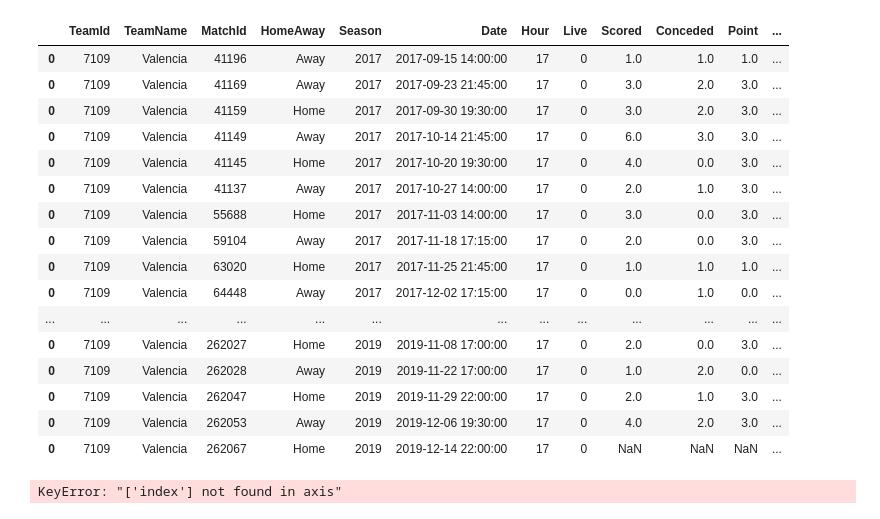
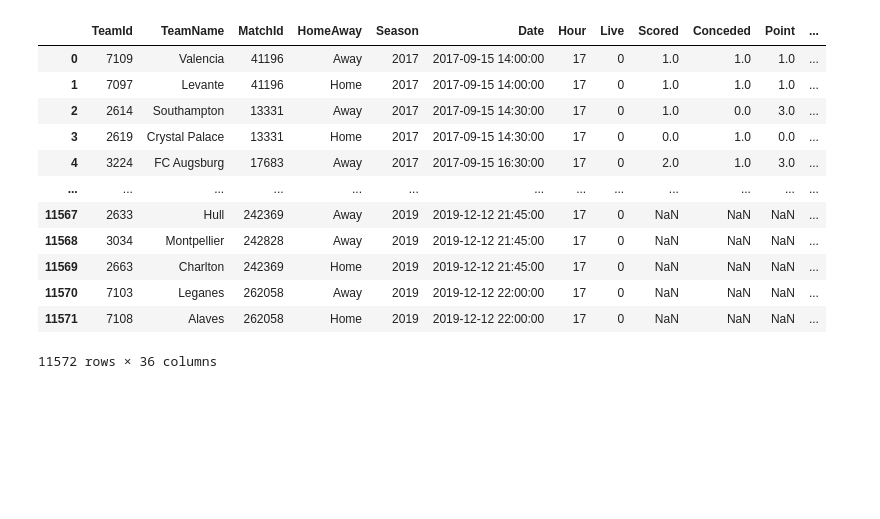
Before and after one commit to sarikayamerts/ie582fall19, a Jupyter notebook: Match.ipynb, the cells around one changed output. Saved outputs shown, nothing was run; the diff lists cells and outputs as text; code cells hidden in the pictures; blank space fills up the shorter version.

```diff
--- a/Match.ipynb
+++ b/Match.ipynb
@@ -108,3 +104,6 @@ team_match["Point1"] = team_match.groupby(["Season", "TeamId"]).Point.transform(
+# %%
+team_match["SeasonOrder"] = team_match.groupby(["TeamId", "Season"])["Date"].rank("dense", ascending=True)
+team_match["OverallOrder"] = team_match.groupby(["TeamId"])["Date"].rank("dense", ascending=True)
 # %%
 roll1 = lambda x: x.rolling(1).sum().shift()
 roll5 = lambda x: x.rolling(5).sum().shift()
@@ -124,48 +123,43 @@ team_match["GoalConceded1Pos"] = team_match.groupby(["Season", "TeamId", "HomeAw
-# %%
-team_match[team_match["TeamId"] == 7109]
-# %% [output]
-|  | TeamId | TeamName | MatchId | HomeAway | Season | Date | Hour | Live | Scored | Conceded | Point | ... |
-| 0 | 7109 | Valencia | 41196 | Away | 2017 | 2017-09-15 14:00:00 | 17 | 0 | 1.0 | 1.0 | 1.0 | ... |
-| 0 | 7109 | Valencia | 41169 | Away | 2017 | 2017-09-23 21:45:00 | 17 | 0 | 3.0 | 2.0 | 3.0 | ... |
-| 0 | 7109 | Valencia | 41159 | Home | 2017 | 2017-09-30 19:30:00 | 17 | 0 | 3.0 | 2.0 | 3.0 | ... |
-| 0 | 7109 | Valencia | 41149 | Away | 2017 | 2017-10-14 21:45:00 | 17 | 0 | 6.0 | 3.0 | 3.0 | ... |
-| 0 | 7109 | Valencia | 41145 | Home | 2017 | 2017-10-20 19:30:00 | 17 | 0 | 4.0 | 0.0 | 3.0 | ... |
-| 0 | 7109 | Valencia | 41137 | Away | 2017 | 2017-10-27 14:00:00 | 17 | 0 | 2.0 | 1.0 | 3.0 | ... |
-| 0 | 7109 | Valencia | 55688 | Home | 2017 | 2017-11-03 14:00:00 | 17 | 0 | 3.0 | 0.0 | 3.0 | ... |
-| 0 | 7109 | Valencia | 59104 | Away | 2017 | 2017-11-18 17:15:00 | 17 | 0 | 2.0 | 0.0 | 3.0 | ... |
-| 0 | 7109 | Valencia | 63020 | Home | 2017 | 2017-11-25 21:45:00 | 17 | 0 | 1.0 | 1.0 | 1.0 | ... |
-| 0 | 7109 | Valencia | 64448 | Away | 2017 | 2017-12-02 17:15:00 | 17 | 0 | 0.0 | 1.0 | 0.0 | ... |
-| ... | ... | ... | ... | ... | ... | ... | ... | ... | ... | ... | ... | ... |
-| 0 | 7109 | Valencia | 262027 | Home | 2019 | 2019-11-08 17:00:00 | 17 | 0 | 2.0 | 0.0 | 3.0 | ... |
-| 0 | 7109 | Valencia | 262028 | Away | 2019 | 2019-11-22 17:00:00 | 17 | 0 | 1.0 | 2.0 | 0.0 | ... |
-| 0 | 7109 | Valencia | 262047 | Home | 2019 | 2019-11-29 22:00:00 | 17 | 0 | 2.0 | 1.0 | 3.0 | ... |
-| 0 | 7109 | Valencia | 262053 | Away | 2019 | 2019-12-06 19:30:00 | 17 | 0 | 4.0 | 2.0 | 3.0 | ... |
-| 0 | 7109 | Valencia | 262067 | Home | 2019 | 2019-12-14 22:00:00 | 17 | 0 | NaN | NaN | NaN | ... |
 # %%
-team_match["PerformanceSeason"] = team_match.groupby(["Season", "TeamId"]).Point.transform(historic)
-team_match["PerformanceHistoric"] = team_match.groupby(["TeamId"]).Point.transform(historic)
+team_match["PerformanceSeason"] = team_match.groupby(["Season", "TeamId"]).Point.apply(historic).reset_index(0,drop=True)
+team_match["PerformanceHistoric"] = team_match.groupby(["TeamId"]).Point.apply(historic).reset_index(0,drop=True)
 # %%
 team_match["Won"] = [1 if x == 3 else 0 for x in team_match['Point']]
 team_match["Draw"] = [1 if x == 3 else 0 for x in team_match['Point']]
 team_match["Lost"] = [1 if x == 3 else 0 for x in team_match['Point']]
 # %%
-team_match["DrawRatio"] = team_match.groupby(["TeamId"]).Draw.transform(historic)
-team_match["WinRatio"] = team_match.groupby(["TeamId"]).Won.transform(historic)
-team_match["LostRatio"] = team_match.groupby(["TeamId"]).Lost.transform(historic)
+team_match["DrawRatio"] = team_match.groupby(["TeamId"]).Draw.apply(historic).reset_index(0,drop=True)
+team_match["WinRatio"] = team_match.groupby(["TeamId"]).Won.apply(historic).reset_index(0,drop=True)
+team_match["LostRatio"] = team_match.groupby(["TeamId"]).Lost.apply(historic).reset_index(0,drop=True)
 
-team_match["DrawRatioSeason"] = team_match.groupby(["Season", "TeamId"]).Draw.transform(historic)
-team_match["WinRatioSeason"] = team_match.groupby(["Season", "TeamId"]).Won.transform(historic)
-team_match["LostRatioSeason"] = team_match.groupby(["Season", "TeamId"]).Lost.transform(historic)
+team_match["DrawRatioSeason"] = team_match.groupby(["Season", "TeamId"]).Draw.apply(historic).reset_index(0,drop=True)
+team_match["WinRatioSeason"] = team_match.groupby(["Season", "TeamId"]).Won.apply(historic).reset_index(0,drop=True)
+team_match["LostRatioSeason"] = team_match.groupby(["Season", "TeamId"]).Lost.apply(historic).reset_index(0,drop=True)
 
-team_match["DrawRatioPos"] = team_match.groupby(["TeamId", "HomeAway"]).Draw.transform(historic)
-team_match["WinRatioPos"] = team_match.groupby(["TeamId", "HomeAway"]).Won.transform(historic)
-team_match["LostRatioPos"] = team_match.groupby(["TeamId", "HomeAway"]).Lost.transform(historic)
+team_match["DrawRatioPos"] = team_match.groupby(["TeamId", "HomeAway"]).Draw.apply(historic).reset_index(0,drop=True)
+team_match["WinRatioPos"] = team_match.groupby(["TeamId", "HomeAway"]).Won.apply(historic).reset_index(0,drop=True)
+team_match["LostRatioPos"] = team_match.groupby(["TeamId", "HomeAway"]).Lost.apply(historic).reset_index(0,drop=True)
 
-team_match["DrawRatioSeasonPos"] = team_match.groupby(["Season", "TeamId", "HomeAway"]).Draw.transform(historic)
-team_match["WinRatioSeasonPos"] = team_match.groupby(["Season", "TeamId", "HomeAway"]).Won.transform(historic)
-team_match["LostRatioSeasonPos"] = team_match.groupby(["Season", "TeamId", "HomeAway"]).Lost.transform(historic)
+team_match["DrawRatioSeasonPos"] = team_match.groupby(["Season", "TeamId", "HomeAway"]).Draw.apply(historic).reset_index(0,drop=True)
+team_match["WinRatioSeasonPos"] = team_match.groupby(["Season", "TeamId", "HomeAway"]).Won.apply(historic).reset_index(0,drop=True)
+team_match["LostRatioSeasonPos"] = team_match.groupby(["Season", "TeamId", "HomeAway"]).Lost.apply(historic).reset_index(0,drop=True)
 # %%
 team_match = team_match.drop(["Draw", "Won", "Lost"], axis = 1)
+team_match = team_match.drop(["index"], axis = 1)
-# %% [output]
-KeyError: "['index'] not found in axis"
+# %%
+team_match
+# %% [output]
+|  | TeamId | TeamName | MatchId | HomeAway | Season | Date | Hour | Live | Scored | Conceded | Point | ... |
+| 0 | 7109 | Valencia | 41196 | Away | 2017 | 2017-09-15 14:00:00 | 17 | 0 | 1.0 | 1.0 | 1.0 | ... |
+| 1 | 7097 | Levante | 41196 | Home | 2017 | 2017-09-15 14:00:00 | 17 | 0 | 1.0 | 1.0 | 1.0 | ... |
+| 2 | 2614 | Southampton | 13331 | Away | 2017 | 2017-09-15 14:30:00 | 17 | 0 | 1.0 | 0.0 | 3.0 | ... |
+| 3 | 2619 | Crystal Palace | 13331 | Home | 2017 | 2017-09-15 14:30:00 | 17 | 0 | 0.0 | 1.0 | 0.0 | ... |
+| 4 | 3224 | FC Augsburg | 17683 | Away | 2017 | 2017-09-15 16:30:00 | 17 | 0 | 2.0 | 1.0 | 3.0 | ... |
+| ... | ... | ... | ... | ... | ... | ... | ... | ... | ... | ... | ... | ... |
+| 11567 | 2633 | Hull | 242369 | Away | 2019 | 2019-12-12 21:45:00 | 17 | 0 | NaN | NaN | NaN | ... |
+| 11568 | 3034 | Montpellier | 242828 | Away | 2019 | 2019-12-12 21:45:00 | 17 | 0 | NaN | NaN | NaN | ... |
+| 11569 | 2663 | Charlton | 242369 | Home | 2019 | 2019-12-12 21:45:00 | 17 | 0 | NaN | NaN | NaN | ... |
+| 11570 | 7103 | Leganes | 262058 | Away | 2019 | 2019-12-12 22:00:00 | 17 | 0 | NaN | NaN | NaN | ... |
+| 11571 | 7108 | Alaves | 262058 | Home | 2019 | 2019-12-12 22:00:00 | 17 | 0 | NaN | NaN | NaN | ... |
+11572 rows × 36 columns
 # %%
```
Also changed, not shown: parts of 23 cells of this notebook.
